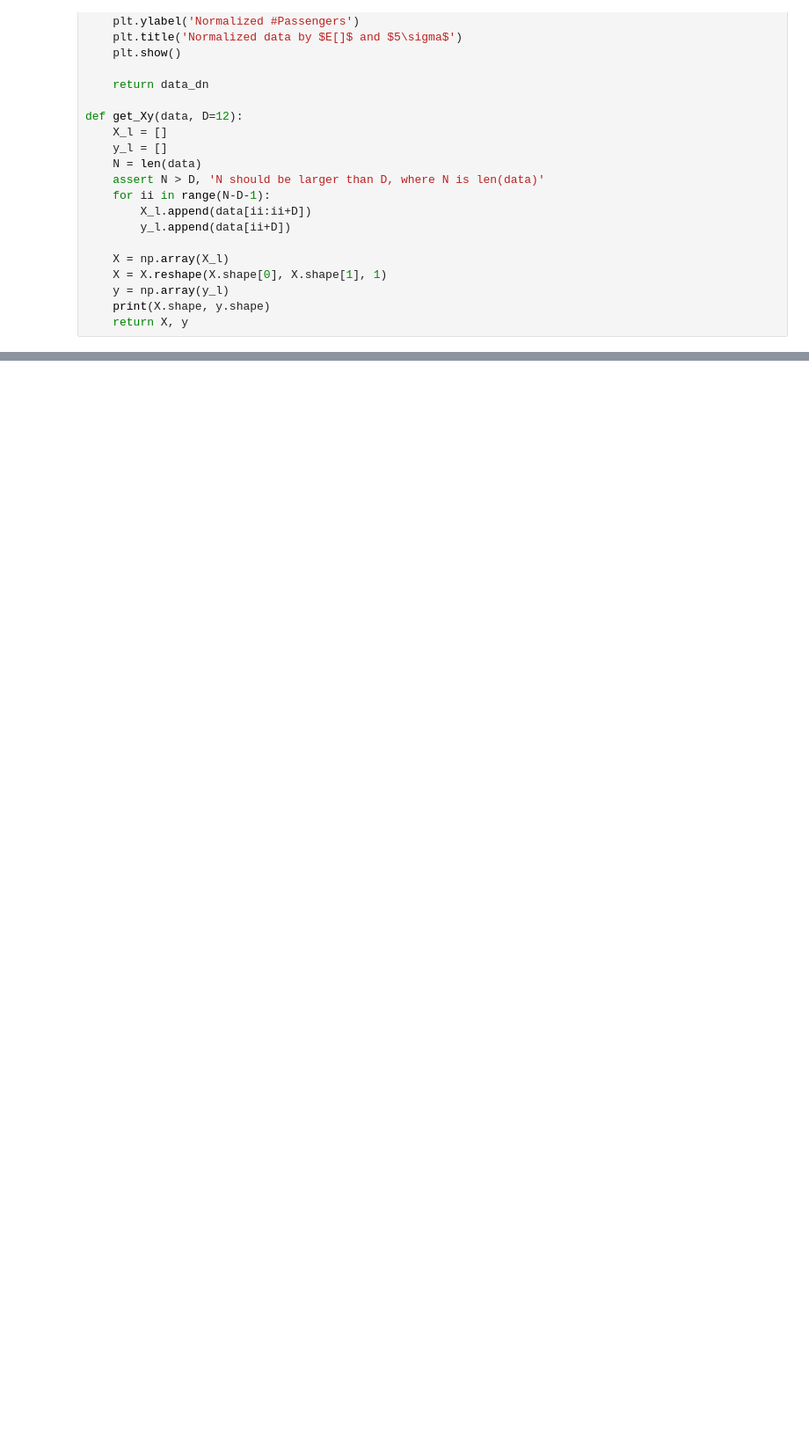
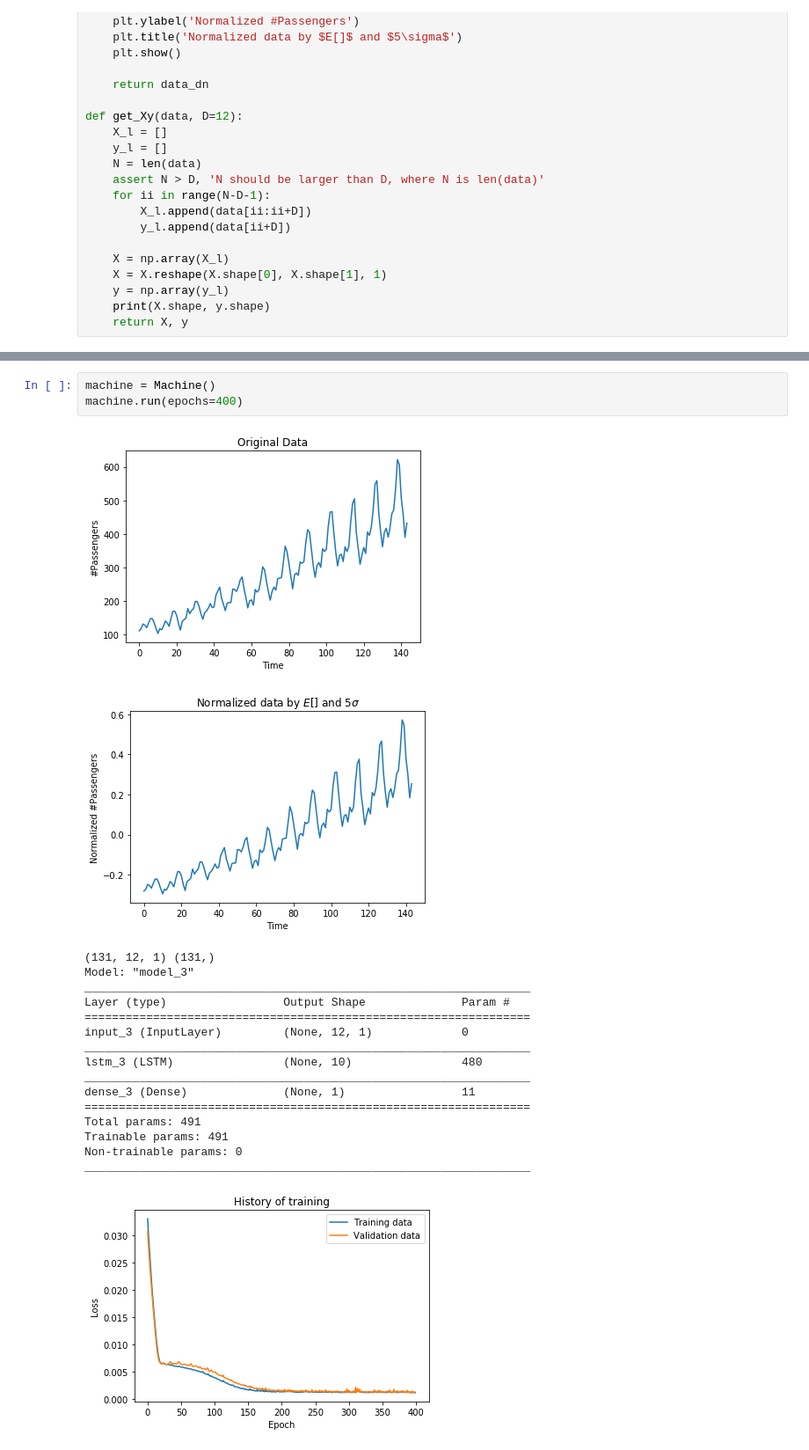
Before and after one commit to kimwooglae/keraspp, a Jupyter notebook: 2020-02/2020-03-02-RNN-LSTM-TIMESERIES.ipynb, the cells around one changed output, grey strips where cells are left out. Shown at 88% size. Saved outputs shown, nothing was run; the diff lists cells and outputs as text; blank space fills up the shorter version.

```diff
--- a/2020-02/2020-03-02-RNN-LSTM-TIMESERIES.ipynb
+++ b/2020-02/2020-03-02-RNN-LSTM-TIMESERIES.ipynb
@@ -138,0 +161,22 @@ Loss: 0.0014343814691528678
+# %%
+machine = Machine()
+machine.run(epochs=400)
+# %% [output]
+[figure, added]
+[figure, added]
+(131, 12, 1) (131,)
+Model: "model_3"
+_________________________________________________________________
+Layer (type)                 Output Shape              Param #
+=================================================================
+input_3 (InputLayer)         (None, 12, 1)             0
+_________________________________________________________________
+lstm_3 (LSTM)                (None, 10)                480
+_________________________________________________________________
+dense_3 (Dense)              (None, 1)                 11
+=================================================================
+Total params: 491
+Trainable params: 491
+Non-trainable params: 0
+_________________________________________________________________
+[figure, added]
```
Also changed, not shown: parts of 7 cells of this notebook.
